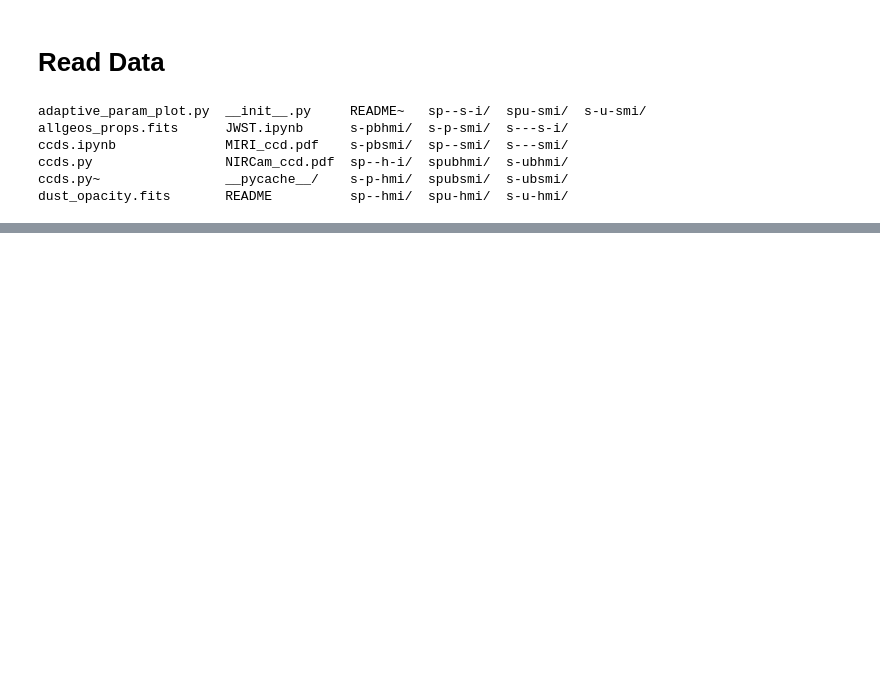
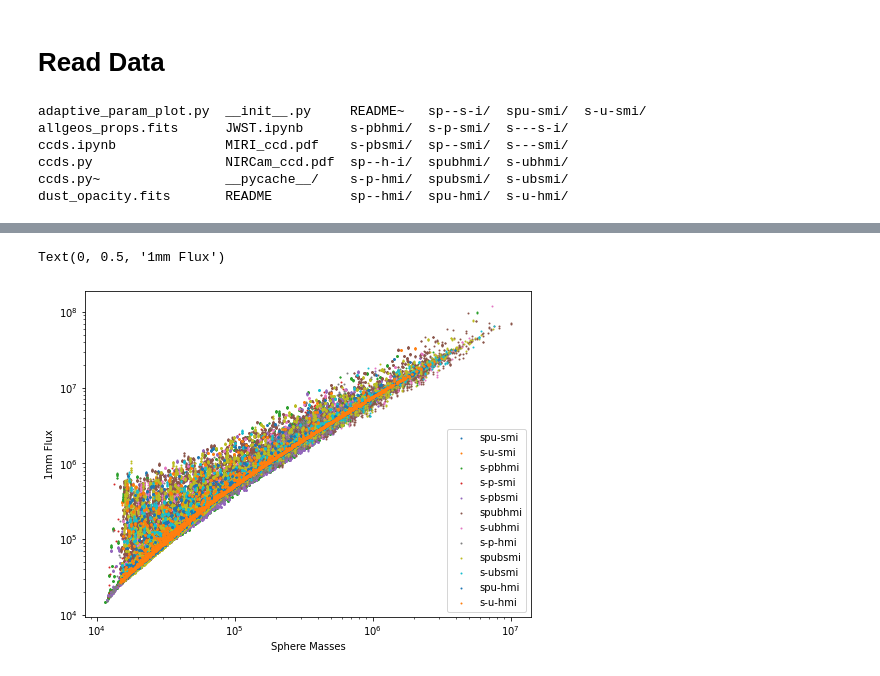
Before and after one commit to SpacialTree/machinelearning-homework, a Jupyter notebook: term_project/termproj.ipynb, the cells around one changed output, grey strips where cells are left out. Drawn from its saved outputs; the diff is of its cells as text; code cells hidden in the pictures; blank space fills up the shorter version.

```diff
--- a/term_project/termproj.ipynb
+++ b/term_project/termproj.ipynb
@@ -301,0 +235,12 @@ Table length=360000
+# %%
+fig = plt.figure(figsize=(8,6))
+for ii in range(12):
+    plt.scatter(data_aug[ii]['Sphere Masses'][:, -1], data_1mm[ii]['TOTAL_FLUX'][:, -1], 1, label=geos[ii])
+plt.xscale('log')
+plt.yscale('log')
+plt.legend()
+plt.xlabel('Sphere Masses')
+plt.ylabel('1mm Flux')
+# %% [output]
+Text(0, 0.5, '1mm Flux')
+[figure, added]
```
Also changed, not shown: parts of 47 cells of this notebook, 3 other files.
